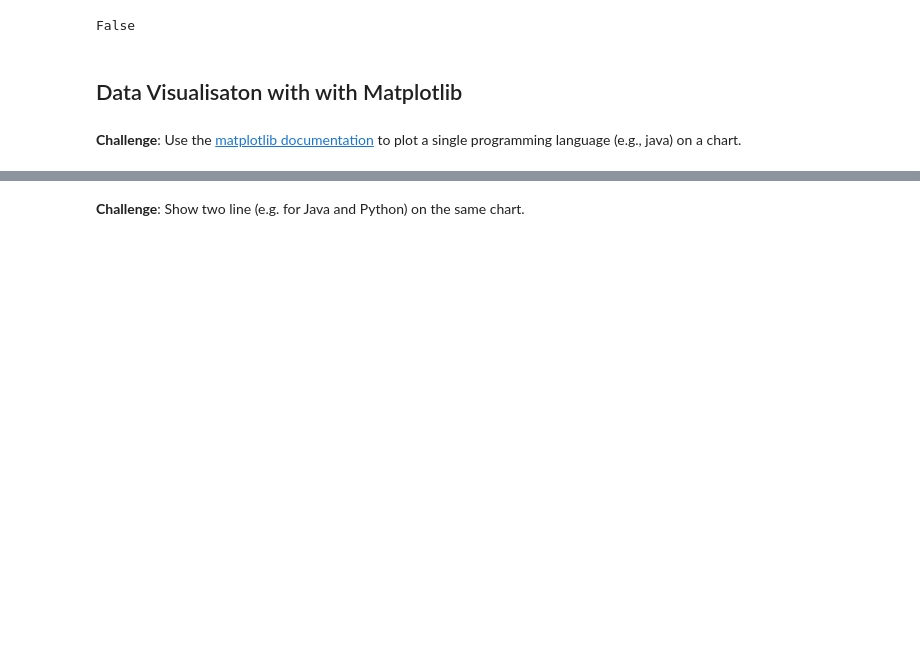
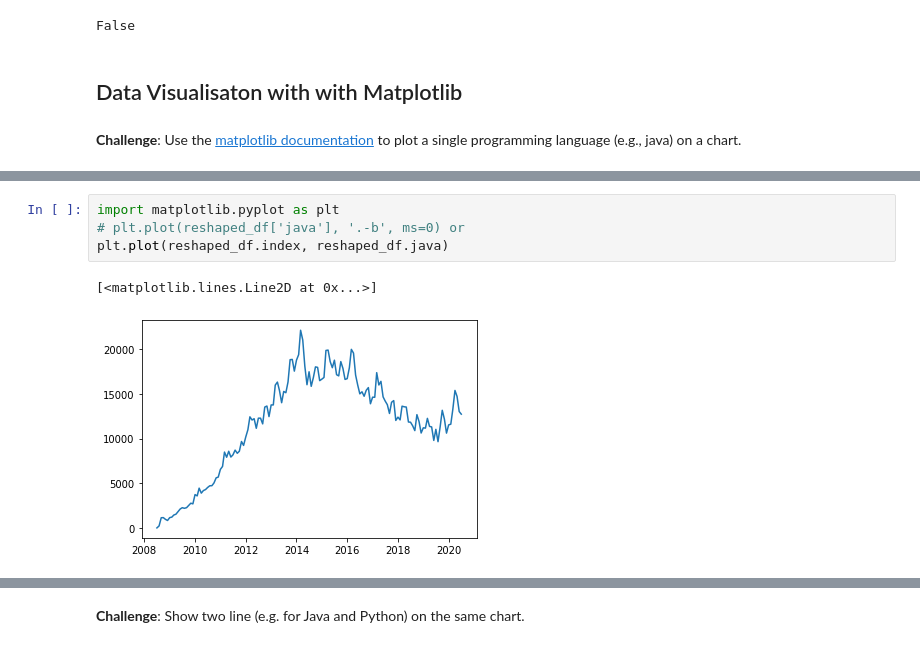
Before and after one commit to cburgyan/GoogleCollaboratoryExploration, a Jupyter notebook: Programming_Languages_(start).ipynb, the cells around one changed output, grey strips where cells are left out. Drawn from its saved outputs; the diff is of its cells as text; blank space fills up the shorter version.

```diff
--- a/Programming_Languages_(start).ipynb
+++ b/Programming_Languages_(start).ipynb
@@ -236,0 +245,7 @@ False
+# %%
+import matplotlib.pyplot as plt
+# plt.plot(reshaped_df['java'], '.-b', ms=0) or
+plt.plot(reshaped_df.index, reshaped_df.java)
+# %% [output]
+[<matplotlib.lines.Line2D at 0x...>]
+[figure, added]
```
Also changed, not shown: parts of 6 cells of this notebook.
